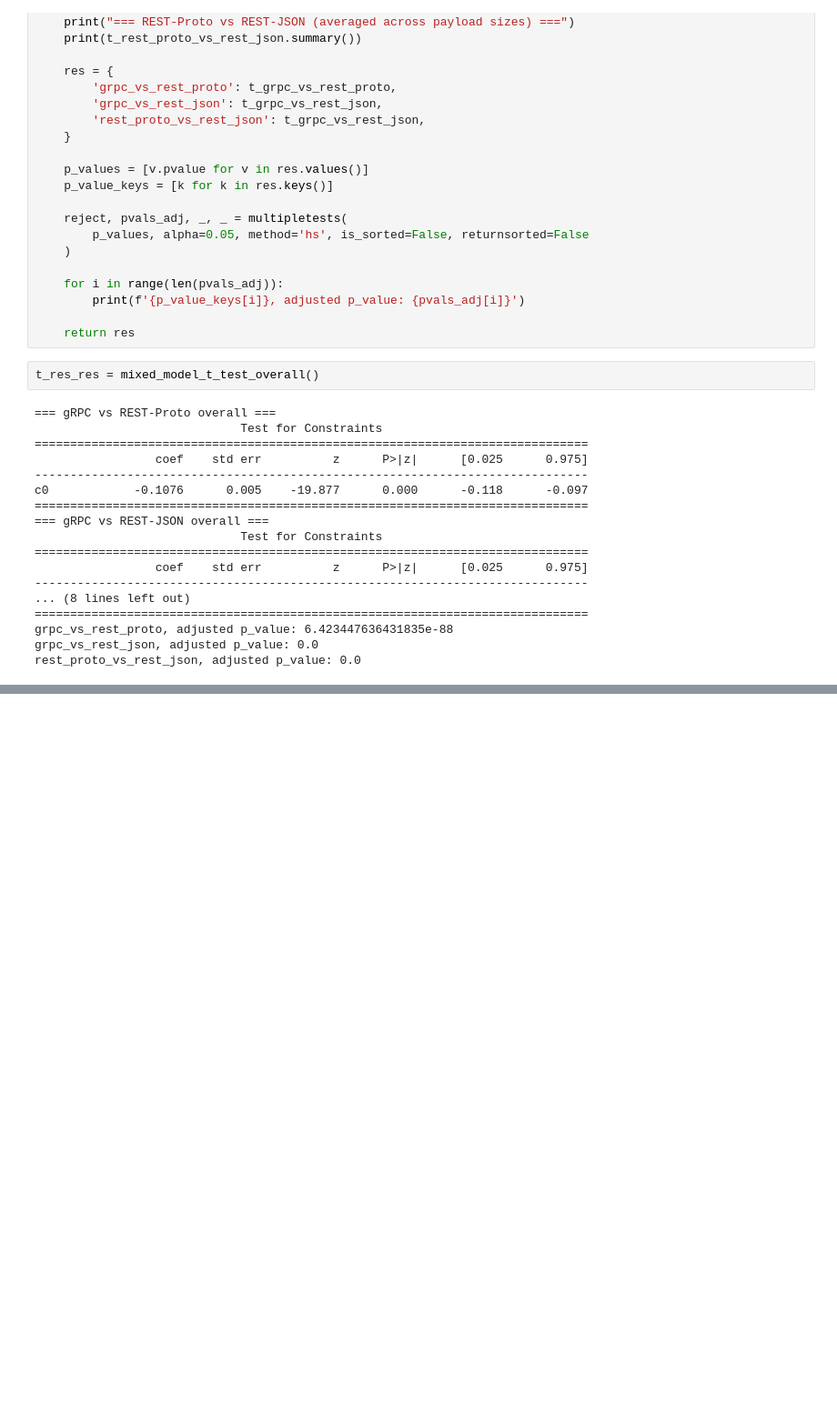
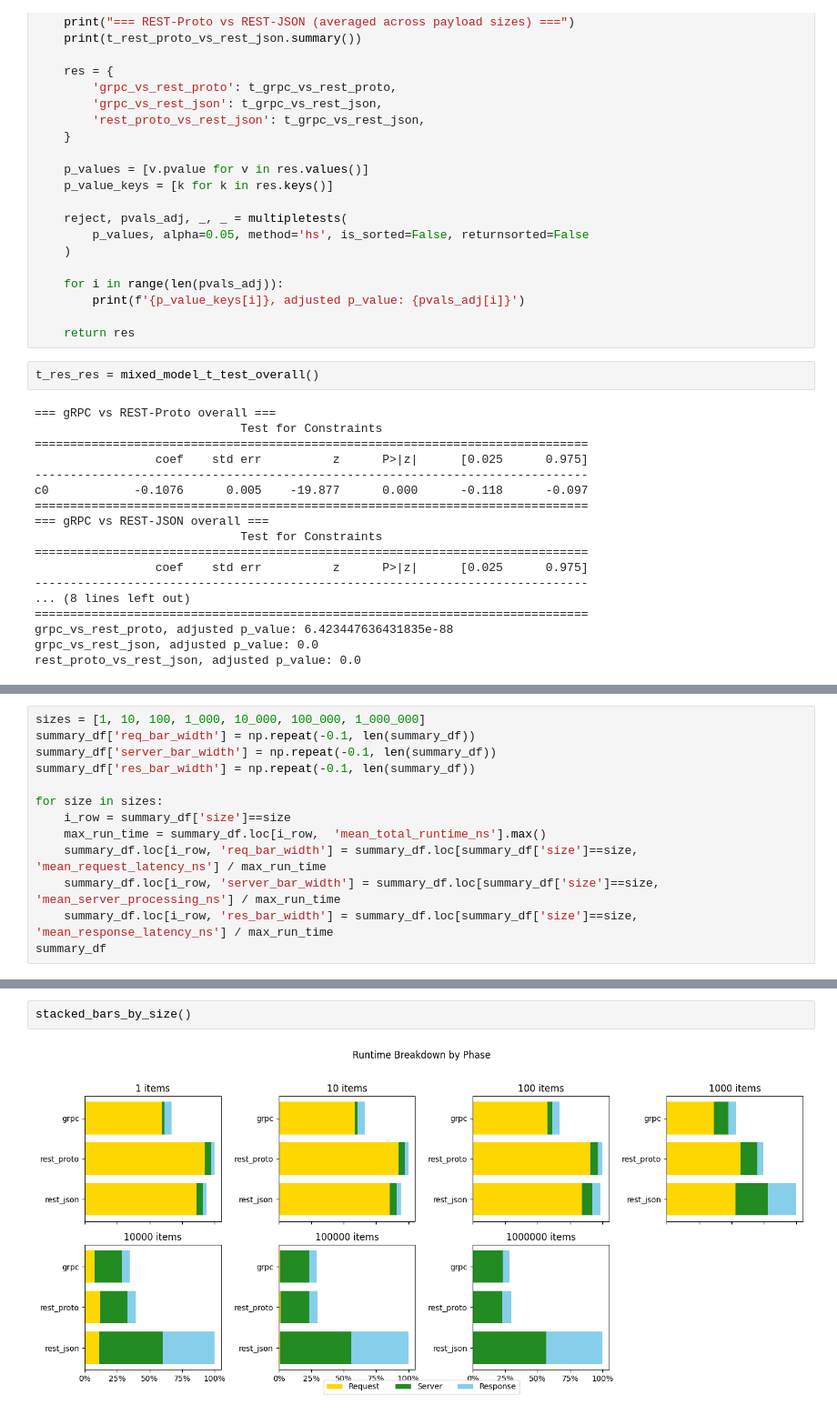
Before and after one commit to haochencoding/benchmark_grpc_proto_rest_json, a Jupyter notebook: data_analysis.ipynb, the cells around one changed output, grey strips where cells are left out. Shown at 91% size. Cells and saved outputs as stored; diff of their text form; blank space fills up the shorter version.

```diff
--- a/data_analysis.ipynb
+++ b/data_analysis.ipynb
@@ -896,0 +922,13 @@ gRPC vs Rest+Proto
+# %%
+sizes = [1, 10, 100, 1_000, 10_000, 100_000, 1_000_000]
+summary_df['req_bar_width'] = np.repeat(-0.1, len(summary_df))
+summary_df['server_bar_width'] = np.repeat(-0.1, len(summary_df))
+summary_df['res_bar_width'] = np.repeat(-0.1, len(summary_df))
+
+for size in sizes:
+    i_row = summary_df['size']==size
+    max_run_time = summary_df.loc[i_row,  'mean_total_runtime_ns'].max()
+    summary_df.loc[i_row, 'req_bar_width'] = summary_df.loc[summary_df['size']==size, 'mean_request_latency_ns'] / max_run_time
+    summary_df.loc[i_row, 'server_bar_width'] = summary_df.loc[summary_df['size']==size, 'mean_server_processing_ns'] / max_run_time
+    summary_df.loc[i_row, 'res_bar_width'] = summary_df.loc[summary_df['size']==size, 'mean_response_latency_ns'] / max_run_time
+summary_df
@@ -896,0 +1019,4 @@ gRPC vs Rest+Proto
+# %%
+stacked_bars_by_size()
+# %% [output]
+[figure, added]
```
Also changed, not shown: parts of 14 cells of this notebook.
